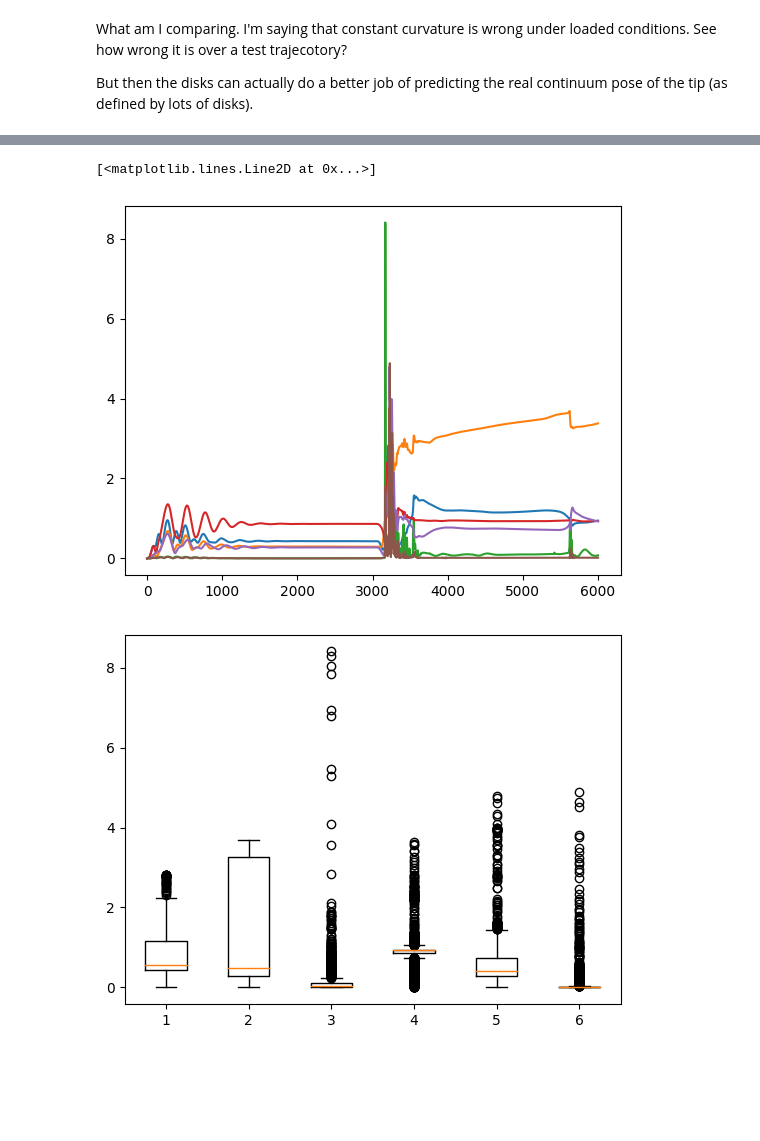
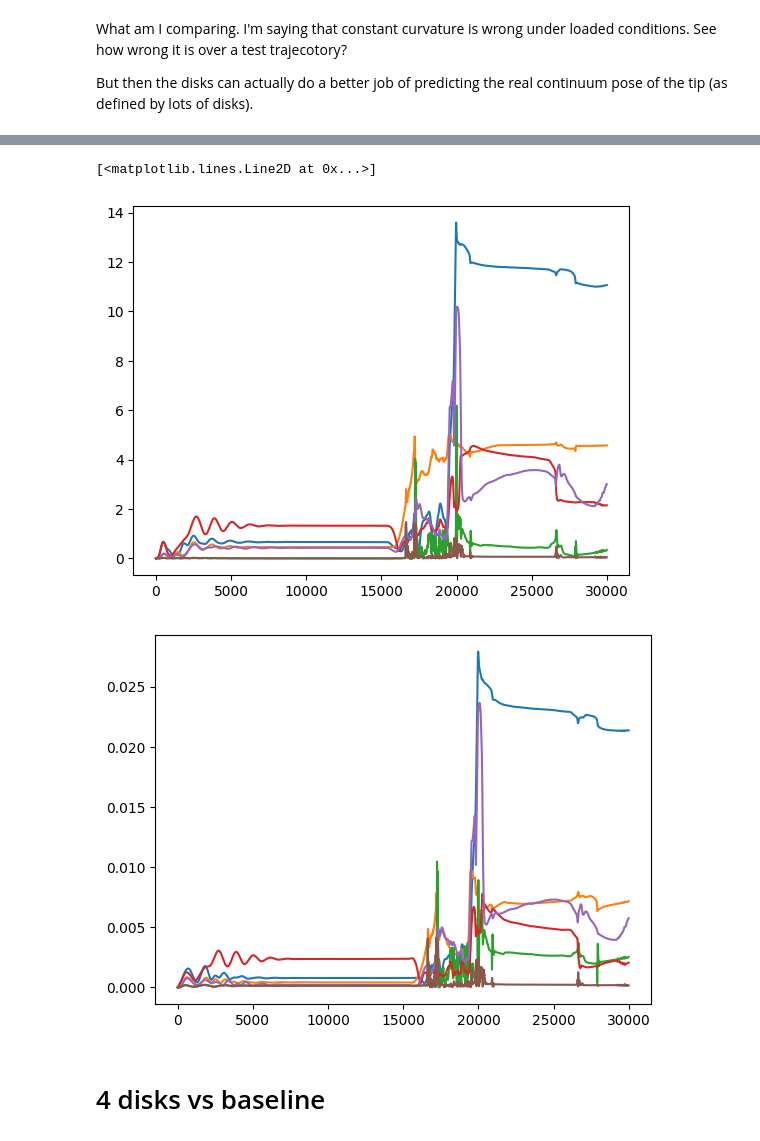
Before and after one commit to byu-rad-lab/baloo-gym, a Jupyter notebook: paper_stuff/constant_curvature_experiment/kinematics_experiment.ipynb, the cells around one changed output, grey strips where cells are left out. Saved outputs shown, nothing was run; the diff lists cells and outputs as text; code cells hidden in the pictures; blank space fills up the shorter version.

```diff
--- a/paper_stuff/constant_curvature_experiment/kinematics_experiment.ipynb
+++ b/paper_stuff/constant_curvature_experiment/kinematics_experiment.ipynb
@@ -351,16 +377,0 @@ right_j2_5v100_err = get_rotation_error(baseline_right_j2_R_BT, right_j2_R_BT_5)
-# %%
-plt.plot(np.degrees(left_j0_5v100_err))
-plt.plot(np.degrees(left_j1_5v100_err))
-plt.plot(np.degrees(left_j2_5v100_err))
-
-plt.plot(np.degrees(right_j0_5v100_err))
-plt.plot(np.degrees(right_j1_5v100_err))
-plt.plot(np.degrees(right_j2_5v100_err))
-# %% [output]
-[<matplotlib.lines.Line2D at 0x...>]
-[figure, removed]
-# %%
-plt.boxplot([np.degrees(left_j0_5v100_err), np.degrees(left_j1_5v100_err), np.degrees(left_j2_5v100_err), np.degrees(right_j0_5v100_err), np.degrees(right_j1_5v100_err), np.degrees(right_j2_5v100_err)])
-plt.show()
-# %% [output]
-[figure, removed]
@@ -366,0 +405,25 @@ plt.show()
+# %%
+#plot error over time for orientation of baseline vs 32 disk
+plt.figure()
+plt.plot(np.degrees(data_8['left_j0_R_err']))
+plt.plot(np.degrees(data_8['left_j1_R_err']))
+plt.plot(np.degrees(data_8['left_j2_R_err']))
+
+plt.plot(np.degrees(data_8['right_j0_R_err']))
+plt.plot(np.degrees(data_8['right_j1_R_err']))
+plt.plot(np.degrees(data_8['right_j2_R_err']))
+
+plt.figure()
+plt.plot(data_8['left_j0_p_err'])
+plt.plot(data_8['left_j1_p_err'])
+plt.plot(data_8['left_j2_p_err'])
+
+plt.plot(data_8['right_j0_p_err'])
+plt.plot(data_8['right_j1_p_err'])
+plt.plot(data_8['right_j2_p_err'])
+# %% [output]
+[<matplotlib.lines.Line2D at 0x...>]
+[figure, added]
+[figure, added]
+# %% [markdown]
+# 4 disks vs baseline
```
Also changed, not shown: parts of 38 cells of this notebook, 3 other files.
